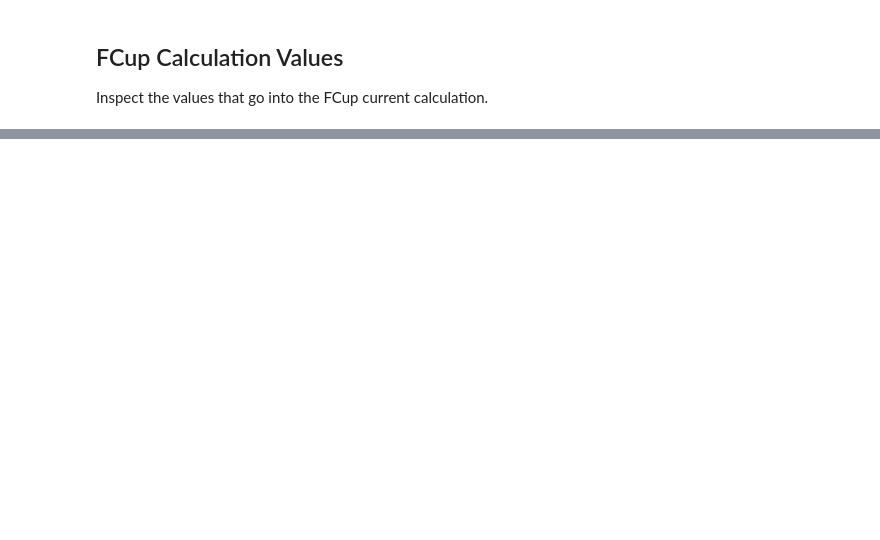
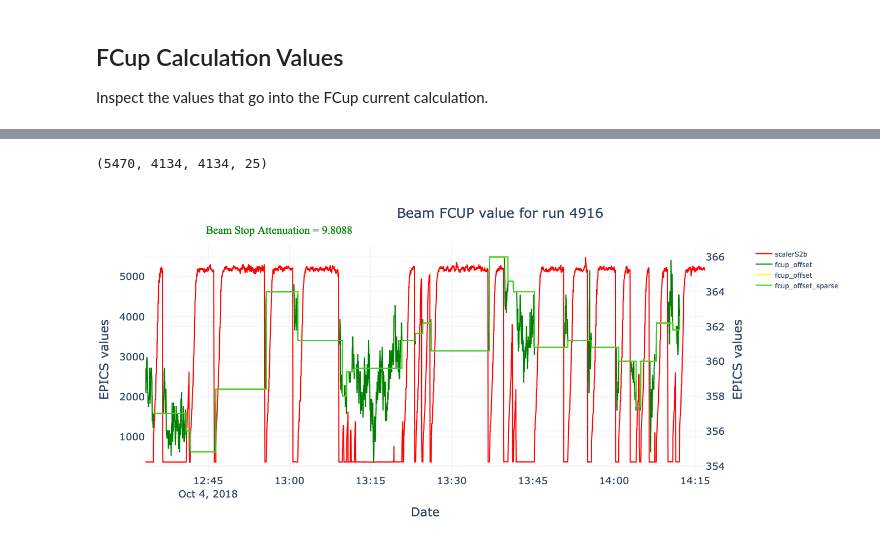
Before and after one commit to mholtrop/RunData, a Jupyter notebook: RGA_Data_checker.ipynb, the cells around one changed output, grey strips where cells are left out. Cells and saved outputs as stored; diff of their text form; code cells hidden in the pictures; blank space fills up the shorter version.

```diff
--- a/RGA_Data_checker.ipynb
+++ b/RGA_Data_checker.ipynb
@@ -144,0 +164,36 @@ fig.show()
+# %%
+beam_stop_atten_time, fcup_offset_time = initialize_fcup_param([datetime(2018, 2,  1, 0, 0),datetime(2019,  4, 15, 6, 0)], override=True)
+# %%
+# Test of fcup_offset sparsification
+# First: Get an index for the fcup_offset at each time for the scalerS2b where there is beam: value>600, finding the previous fcup_offset value.
+fcup_offset_indexes = fcup_offset_time.index.get_indexer(scalerS2b[scalerS2b.value>1000].time.to_list(), method="ffill")
+# Make a new dataframe of all these fcup_offset, dropping ones with duplicate values.
+fcup_offset_sparse_tmp = fcup_offset_time.iloc[fcup_offset_indexes]
+fcup_offset_sparse = pd.concat([fcup_offset_sparse_tmp.iloc[0:1],fcup_offset_sparse_tmp[((fcup_offset_sparse_tmp.shift().value - fcup_offset_sparse_tmp.value).abs() > 0.01)]])
+# %%
+len(scalerS2b), len(fcup_offset_indexes), len(fcup_offset_sparse_tmp), len(fcup_offset_sparse)
+# %% [output]
+(5470, 4134, 4134, 25)
+# %%
+fig = make_subplots(specs=[[{"secondary_y": True}]])
+fig.update_layout(height=600, width=1200,
+                  title=go.layout.Title(text=f"Beam FCUP value for run {data.All_Runs.iloc[i_run].name}", xanchor="left", x=0.4),
+                  titlefont=dict(size=24),)
+fig.add_trace(go.Scatter(x=scalerS2b["time"], y=scalerS2b["value"], name="scalerS2b", line=dict(color="red")))
+fig.add_trace(go.Scatter(x=fcup_offset.index, y=fcup_offset["value"], name="fcup_offset", line=dict(color="green"), line_shape='hv'),
+              secondary_y=True)
+fig.add_trace(go.Scatter(x=fcup_offset_sparse_tmp.index, y=fcup_offset_sparse_tmp["value"], name="fcup_offset", line=dict(color="yellow"), line_shape='hv'),
+              secondary_y=True)
+fig.add_trace(go.Scatter(x=fcup_offset_sparse.index, y=fcup_offset_sparse["value"], name="fcup_offset_sparse", line=dict(color="limegreen"), line_shape='hv'),
+              secondary_y=True)
+#fig.add_trace(go.Scatter(x=[scalerS2b.iloc[0].time, scalerS2b.iloc[-1].time],
+#                         y=[beam_stop_atten.value.mean(),beam_stop_atten.value.mean()], name="IPM2C24A", line=dict(color="limegreen")),
+#                         secondary_y=True)
+fig.update_xaxes(title_text="Date", titlefont=dict(size=22), tickfont=dict(size=18))
+fig.update_yaxes(title_text="EPICS values", titlefont=dict(size=22), tickfont=dict(size=18))
+#fig.update_yaxes(title_text="Livetime", titlefont=dict(size=22),range=[0., 110.], tickfont=dict(size=18), secondary_y=True)
+fig.add_annotation(x=0.1, y=1.1, xref='paper', yref='paper', text=f"Beam Stop Attenuation = {float(beam_stop_atten.value)}", showarrow=False,
+                  font=dict(family="Times New Roman", size=20, color="green"))
+fig.show()
+# %% [output]
+[figure, added]
```
Also changed, not shown: parts of 13 cells of this notebook.
